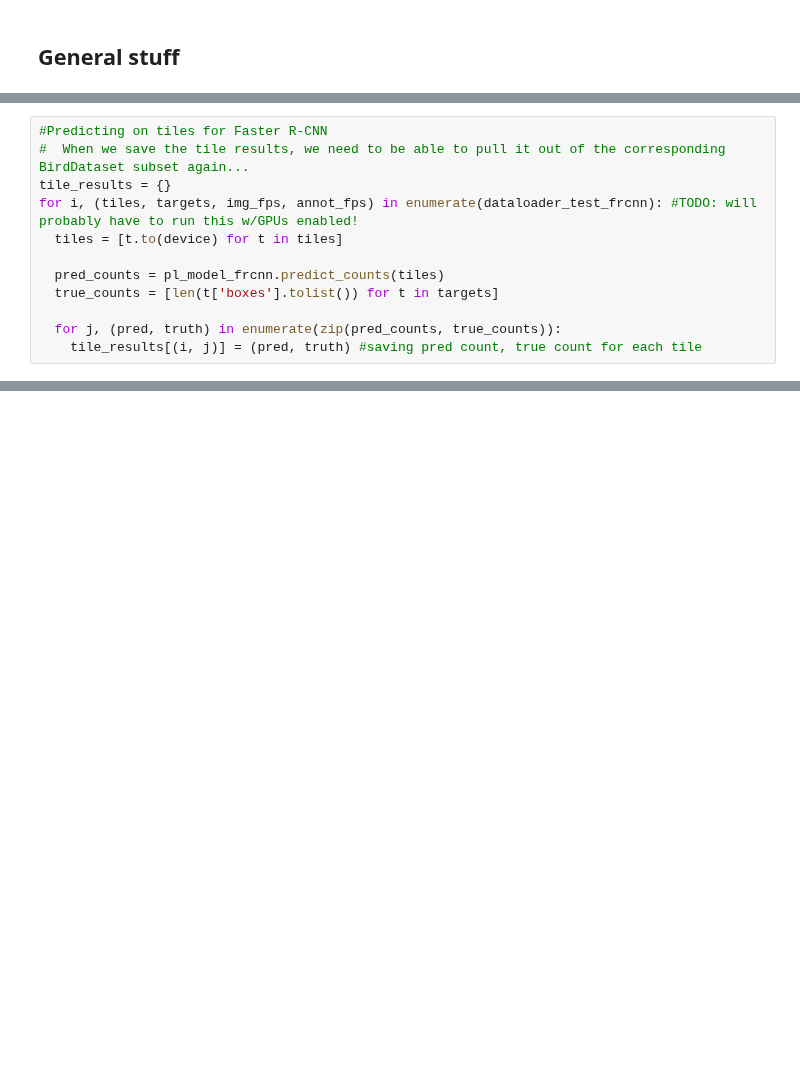
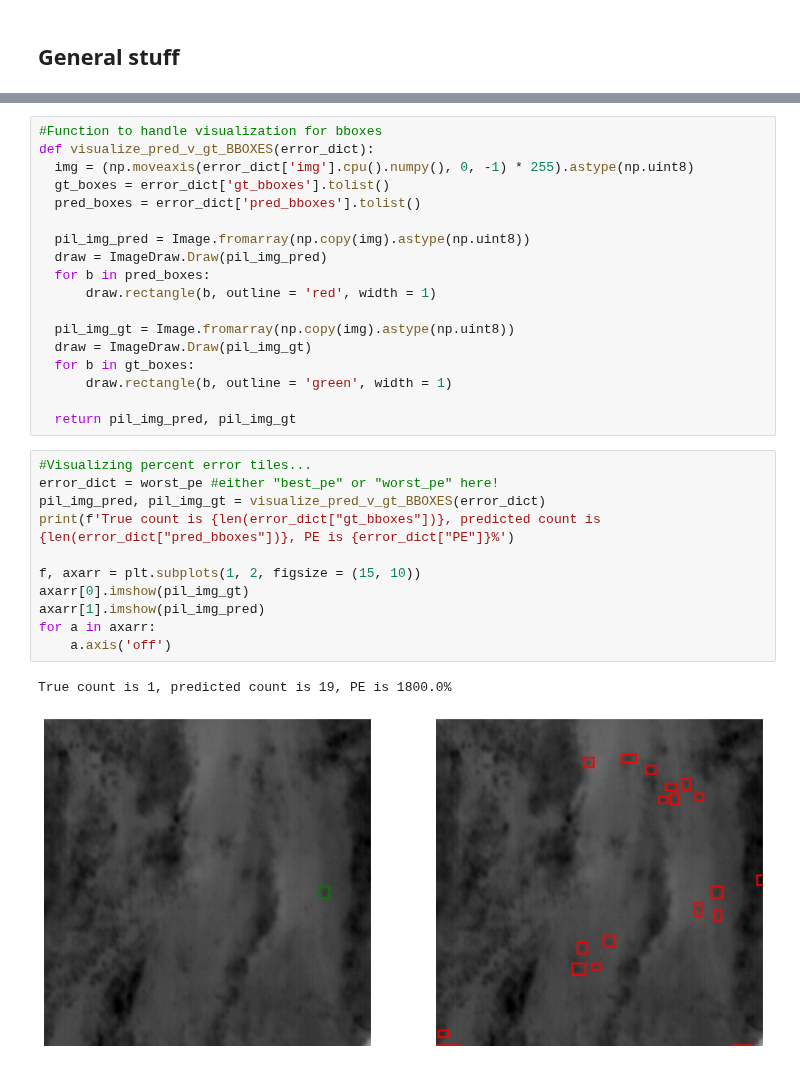
Before and after one commit to emiliolr/counting-cranes, a Jupyter notebook: analyses/qualitative_analyses.ipynb, the cells around one changed output, grey strips where cells are left out. Drawn from its saved outputs; the diff is of its cells as text; blank space fills up the shorter version.

```diff
--- a/analyses/qualitative_analyses.ipynb
+++ b/analyses/qualitative_analyses.ipynb
@@ -120,12 +123,0 @@ Seeing where each model struggles the most.
-# %%
-#Predicting on tiles for Faster R-CNN
-#  When we save the tile results, we need to be able to pull it out of the corresponding BirdDataset subset again...
-tile_results = {}
-for i, (tiles, targets, img_fps, annot_fps) in enumerate(dataloader_test_frcnn): #TODO: will probably have to run this w/GPUs enabled!
-  tiles = [t.to(device) for t in tiles]
-
-  pred_counts = pl_model_frcnn.predict_counts(tiles)
-  true_counts = [len(t['boxes'].tolist()) for t in targets]
-
-  for j, (pred, truth) in enumerate(zip(pred_counts, true_counts)):
-    tile_results[(i, j)] = (pred, truth) #saving pred count, true count for each tile
@@ -134,0 +160,32 @@ for i, (tiles, targets, img_fps, annot_fps) in enumerate(dataloader_test_frcnn):
+# %%
+#Function to handle visualization for bboxes
+def visualize_pred_v_gt_BBOXES(error_dict):
+  img = (np.moveaxis(error_dict['img'].cpu().numpy(), 0, -1) * 255).astype(np.uint8)
+  gt_boxes = error_dict['gt_bboxes'].tolist()
+  pred_boxes = error_dict['pred_bboxes'].tolist()
+
+  pil_img_pred = Image.fromarray(np.copy(img).astype(np.uint8))
+  draw = ImageDraw.Draw(pil_img_pred)
+  for b in pred_boxes:
+      draw.rectangle(b, outline = 'red', width = 1)
+
+  pil_img_gt = Image.fromarray(np.copy(img).astype(np.uint8))
+  draw = ImageDraw.Draw(pil_img_gt)
+  for b in gt_boxes:
+      draw.rectangle(b, outline = 'green', width = 1)
+
+  return pil_img_pred, pil_img_gt
+# %%
+#Visualizing percent error tiles...
+error_dict = worst_pe #either "best_pe" or "worst_pe" here!
+pil_img_pred, pil_img_gt = visualize_pred_v_gt_BBOXES(error_dict)
+print(f'True count is {len(error_dict["gt_bboxes"])}, predicted count is {len(error_dict["pred_bboxes"])}, PE is {error_dict["PE"]}%')
+
+f, axarr = plt.subplots(1, 2, figsize = (15, 10))
+axarr[0].imshow(pil_img_gt)
+axarr[1].imshow(pil_img_pred)
+for a in axarr:
+    a.axis('off')
+# %% [output]
+True count is 1, predicted count is 19, PE is 1800.0%
+[figure, added]
```
Also changed, not shown: parts of 22 cells of this notebook, 2 other files.
